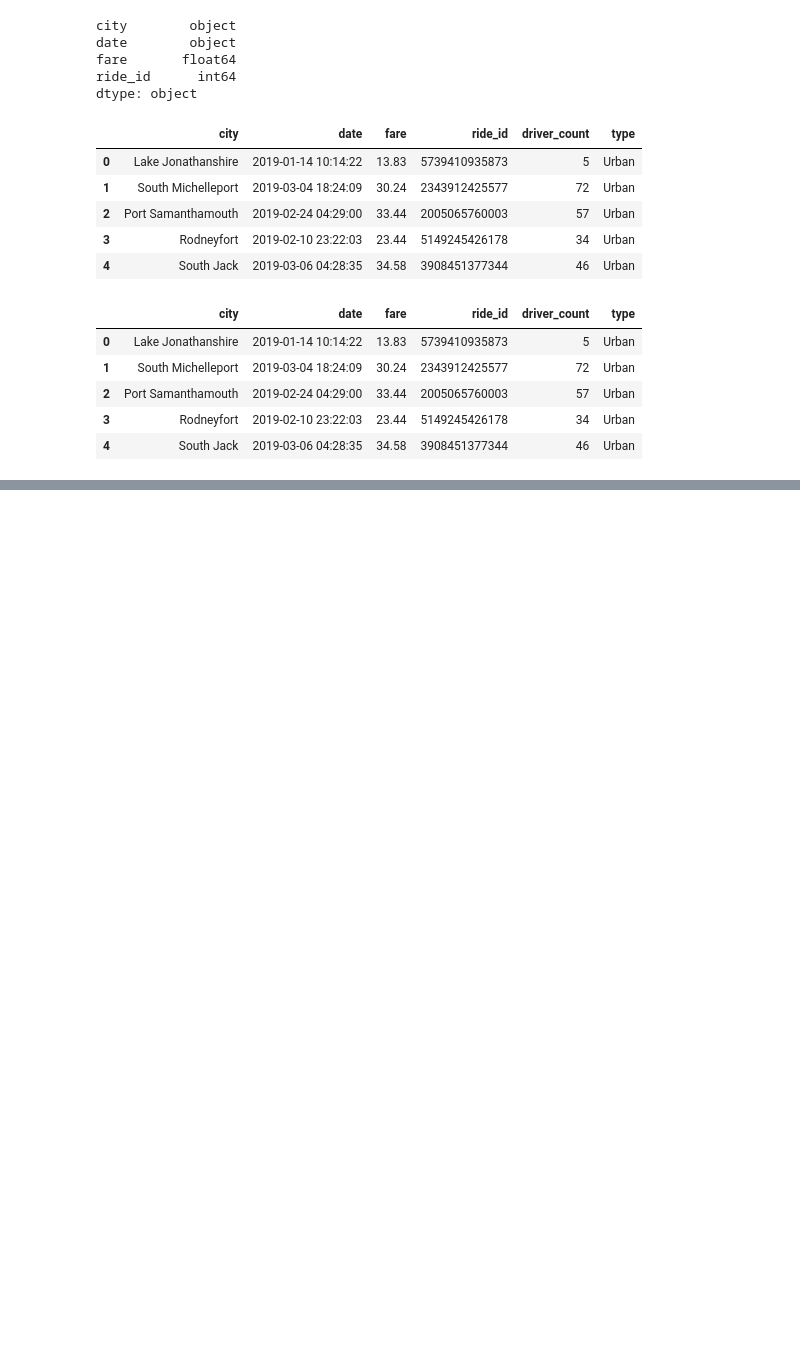
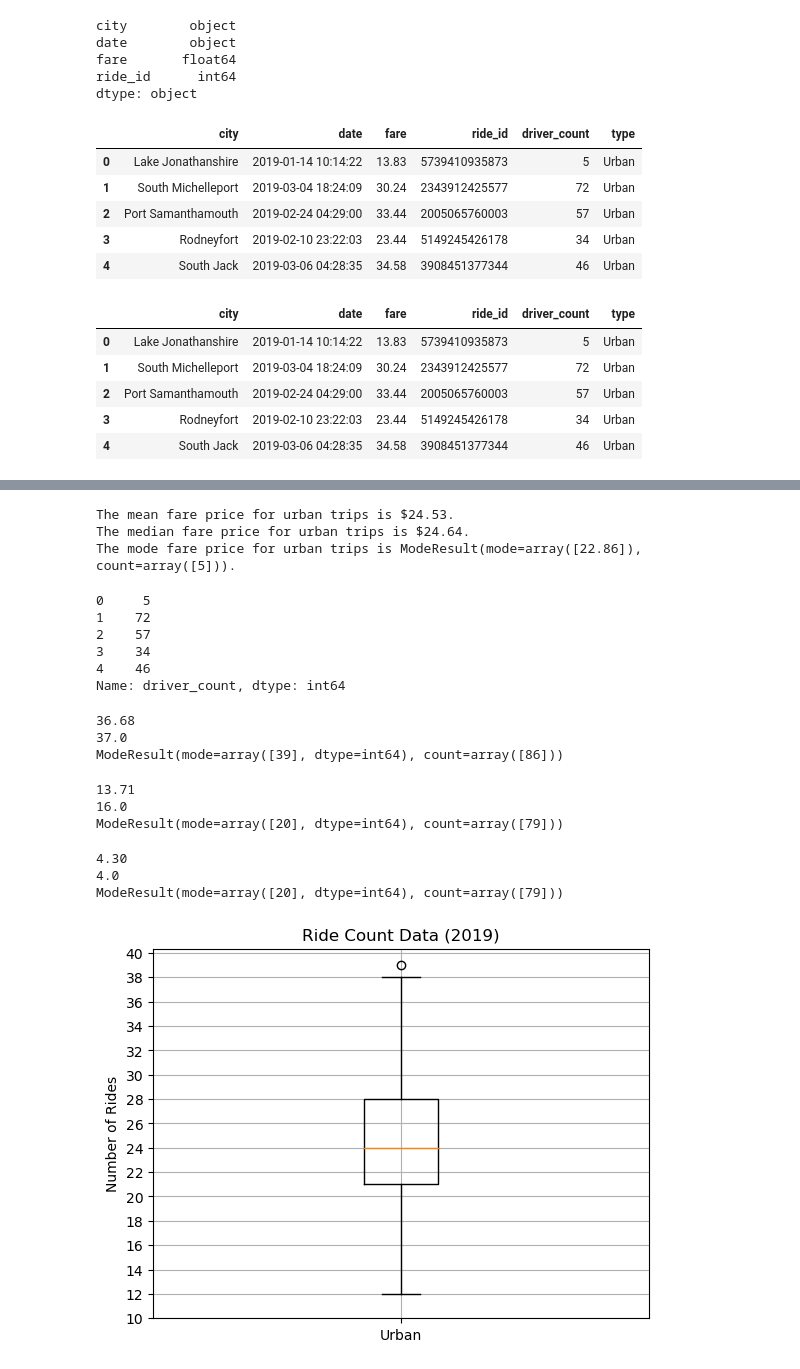
Before and after one commit to swilli73/PyBer_Analysis, a Jupyter notebook: PyBer.ipynb, the cells around one changed output, grey strips where cells are left out. Cells and saved outputs as stored; diff of their text form; code cells hidden in the pictures; blank space fills up the shorter version.

Commit message:
Adding box-and-whisker plot module work

```diff
--- a/PyBer.ipynb
+++ b/PyBer.ipynb
@@ -293,0 +431,79 @@ plt.show()
+# %%
+# Calculate the measures of central tendency for the average fare for the urban cities.
+mean_urban_fares = np.mean(urban_fares)
+print(f"The mean fare price for urban trips is ${mean_urban_fares:.2f}.")
+
+median_urban_fares = np.median(urban_fares)
+print(f"The median fare price for urban trips is ${median_urban_fares:.2f}.")
+
+mode_urban_fares = sts.mode(urban_fares)
+print(f"The mode fare price for urban trips is {mode_urban_fares}.")
+# %% [output]
+The mean fare price for urban trips is $24.53.
+The median fare price for urban trips is $24.64.
+The mode fare price for urban trips is ModeResult(mode=array([22.86]), count=array([5])).
+# %%
+# Get the driver count data from the urban cities.
+urban_drivers = urban_cities_df['driver_count']
+suburban_drivers = suburban_cities_df['driver_count']
+rural_drivers = rural_cities_df['driver_count']
+urban_drivers.head()
+# %% [output]
+0     5
+1    72
+2    57
+3    34
+4    46
+Name: driver_count, dtype: int64
+# %%
+mean_urban_drivers = np.mean(urban_drivers)
+print(f"{mean_urban_drivers:.2f}")
+
+median_urban_drivers = np.median(urban_drivers)
+print(f"{median_urban_drivers}")
+
+mode_urban_drivers = sts.mode(urban_drivers)
+print(f"{mode_urban_drivers}")
+# %% [output]
+36.68
+37.0
+ModeResult(mode=array([39], dtype=int64), count=array([86]))
+# %%
+mean_suburban_drivers = np.mean(suburban_drivers)
+print(f"{mean_suburban_drivers:.2f}")
+
+median_suburban_drivers = np.median(suburban_drivers)
+print(f"{median_suburban_drivers}")
+
+mode_suburban_drivers = sts.mode(suburban_drivers)
+print(f"{mode_suburban_drivers}")
+# %% [output]
+13.71
+16.0
+ModeResult(mode=array([20], dtype=int64), count=array([79]))
+# %%
+mean_rural_drivers = np.mean(rural_drivers)
+print(f"{mean_rural_drivers:.2f}")
+
+median_rural_drivers = np.median(rural_drivers)
+print(f"{median_rural_drivers}")
+
+mode_rural_drivers = sts.mode(rural_drivers)
+print(f"{mode_suburban_drivers}")
+# %% [output]
+4.30
+4.0
+ModeResult(mode=array([20], dtype=int64), count=array([79]))
+# %%
+# Create a box-and-whisker plot for the urban cities ride count.
+x_labels = ["Urban"]
+fig, ax = plt.subplots()
+ax.boxplot(urban_ride_count, labels=x_labels)
+# Add the title, y-axis label and grid.
+ax.set_title('Ride Count Data (2019)')
+ax.set_ylabel('Number of Rides')
+ax.set_yticks(np.arange(10, 41, step=2.0))
+ax.grid()
+plt.show()
+# %% [output]
+[figure, added]
```
Also changed, not shown: parts of 46 cells of this notebook, 1 other file.
